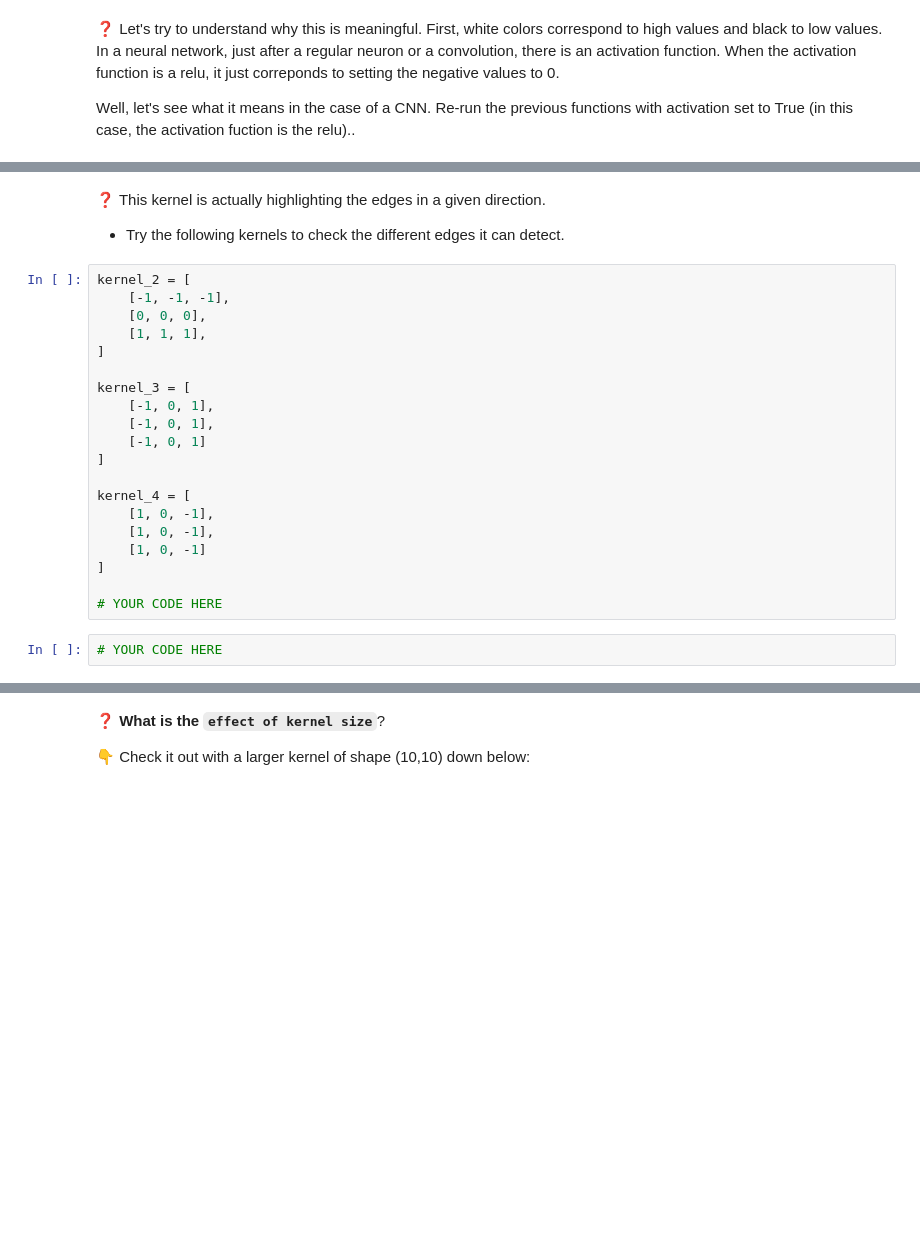
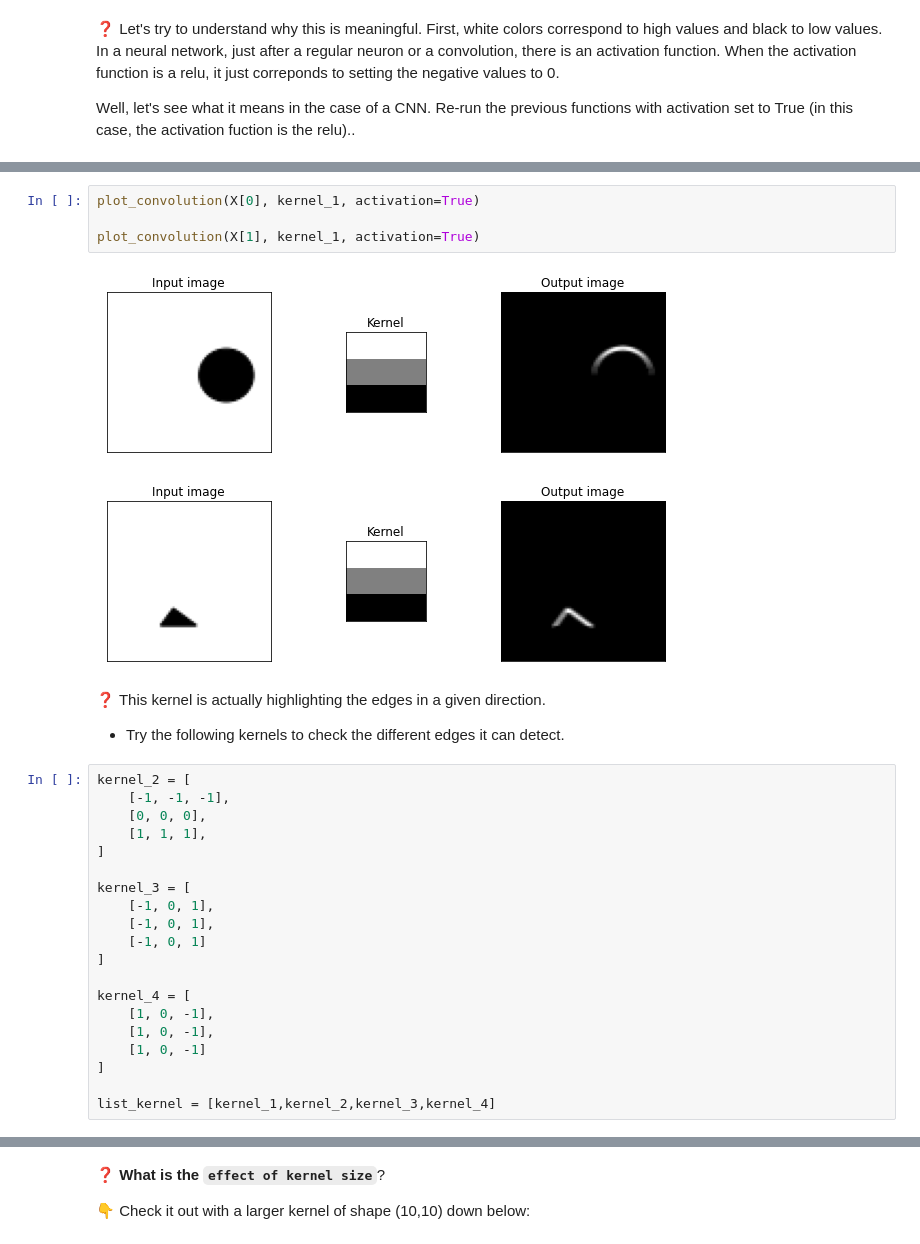
Before and after one commit to flo-collab/P10_my1st_deep, a Jupyter notebook: Exercise5/intuitions_on_convolutions.ipynb, the cells around one changed output, grey strips where cells are left out. Cells and saved outputs as stored; diff of their text form; blank space fills up the shorter version.

```diff
--- a/Exercise5/intuitions_on_convolutions.ipynb
+++ b/Exercise5/intuitions_on_convolutions.ipynb
@@ -189,3 +257,10 @@ Well, let's see what it means in the case of a CNN. Re-run the previous function
+# %%
+plot_convolution(X[0], kernel_1, activation=True)
+
+plot_convolution(X[1], kernel_1, activation=True)
+# %% [output]
+[figure, added]
+[figure, added]
 # %% [markdown]
 ❓ This kernel is actually highlighting the edges in a given direction.
 
@@ -209,6 +284,4 @@ kernel_4 = [
     [1, 0, -1]
 ]
 
-# YOUR CODE HERE
+list_kernel = [kernel_1,kernel_2,kernel_3,kernel_4]
-# %%
-# YOUR CODE HERE
```
Also changed, not shown: parts of 43 cells of this notebook, 2 other files.
